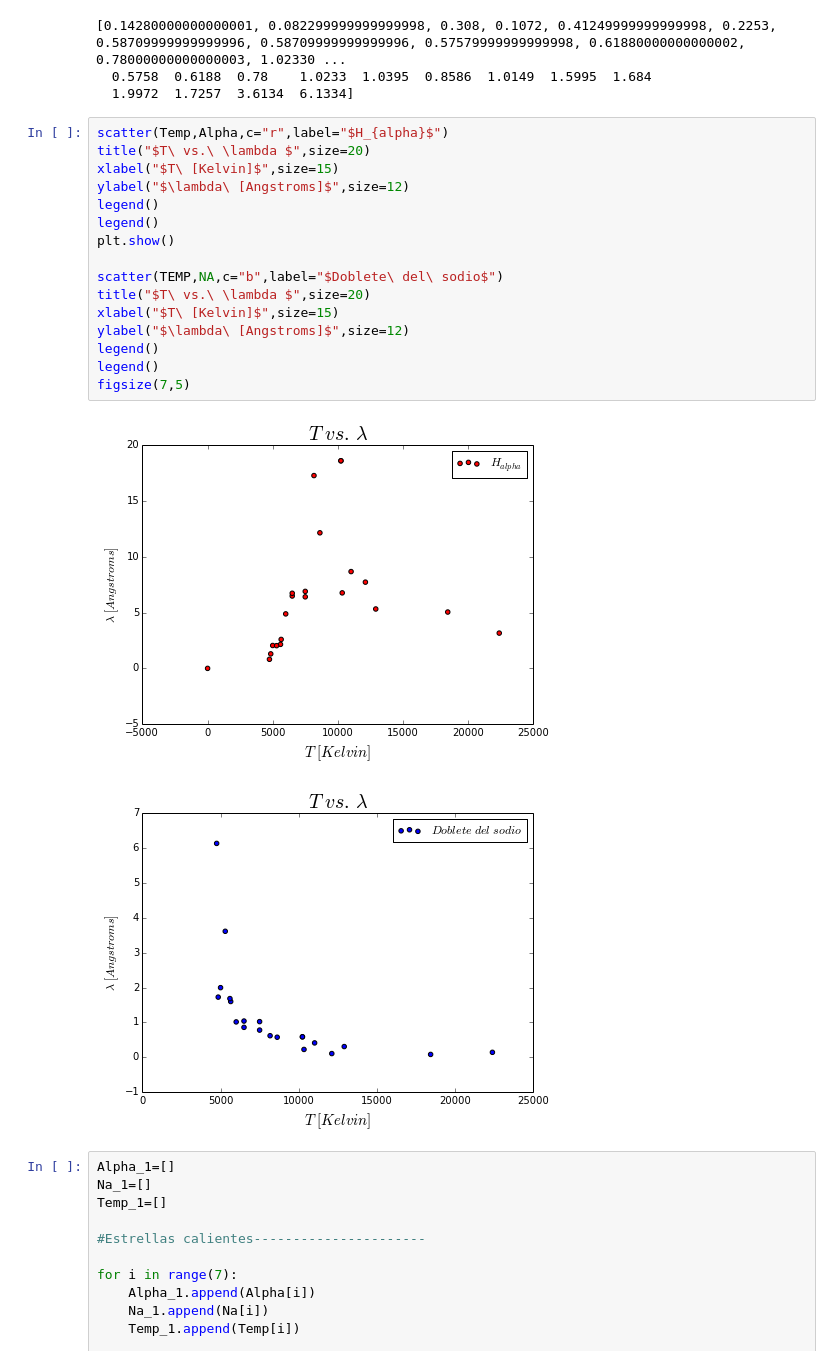
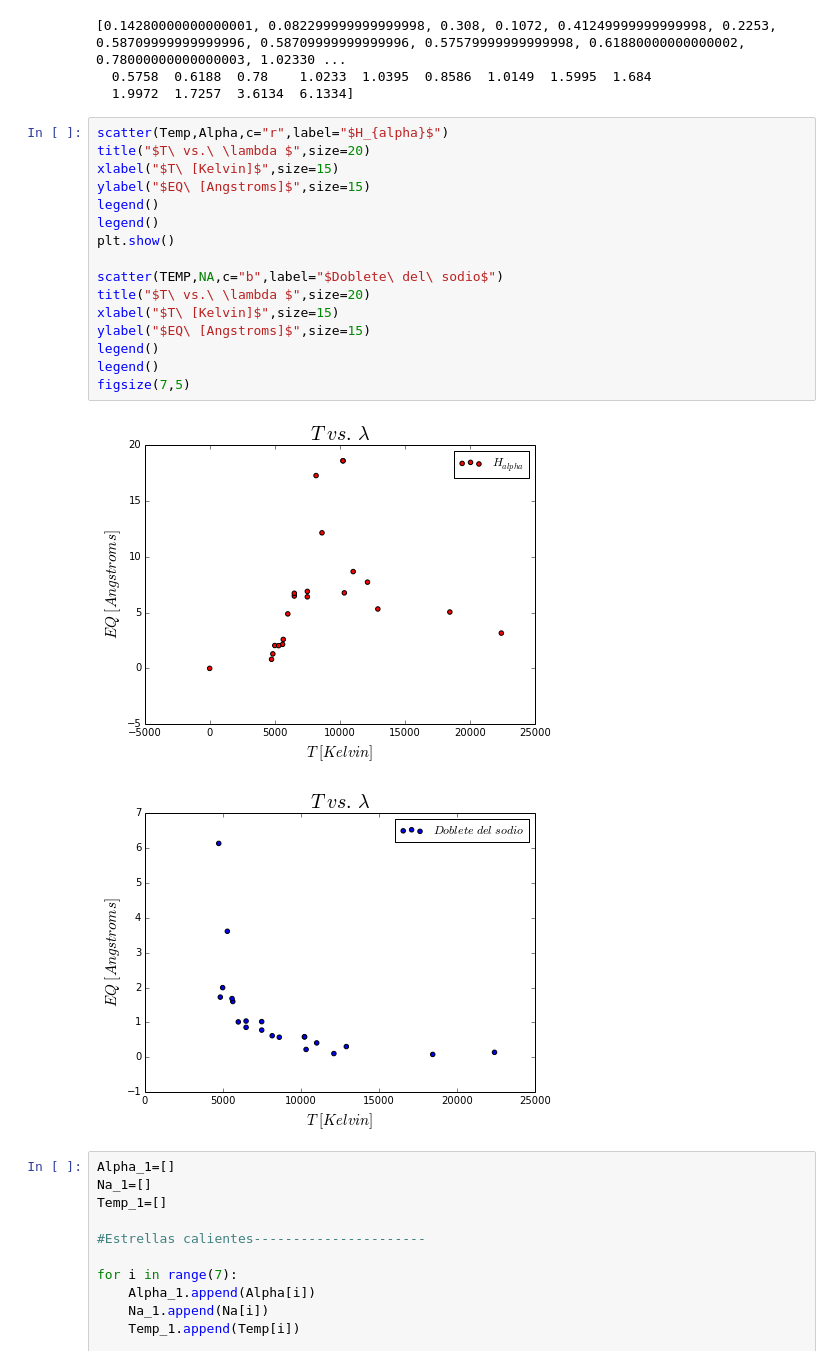
Before and after one commit to daniel-lozano/Metodos_astro, a Jupyter notebook: metodos astrofisicos/Taller_14_de_noviembre.ipynb, the cells around one changed output. Drawn from its saved outputs; the diff is of its cells as text.

```diff
--- a/metodos astrofisicos/Taller_14_de_noviembre.ipynb
+++ b/metodos astrofisicos/Taller_14_de_noviembre.ipynb
@@ -27,22 +27,22 @@ print NA,Na
 # %%
 scatter(Temp,Alpha,c="r",label="$H_{alpha}$")
 title("$T\ vs.\ \lambda $",size=20)
 xlabel("$T\ [Kelvin]$",size=15)
-ylabel("$\lambda\ [Angstroms]$",size=12)
+ylabel("$EQ\ [Angstroms]$",size=15)
 legend()
 legend()
 plt.show()
 
 scatter(TEMP,NA,c="b",label="$Doblete\ del\ sodio$")
 title("$T\ vs.\ \lambda $",size=20)
 xlabel("$T\ [Kelvin]$",size=15)
-ylabel("$\lambda\ [Angstroms]$",size=12)
+ylabel("$EQ\ [Angstroms]$",size=15)
 legend()
 legend()
 figsize(7,5)
 # %% [output]
-[figure, old version]
+[figure, new version]
-[figure, old version]
+[figure, new version]
 # %%
 Alpha_1=[]
 Na_1=[]
```
Also changed, not shown: parts of 8 cells of this notebook, 3 other files.
